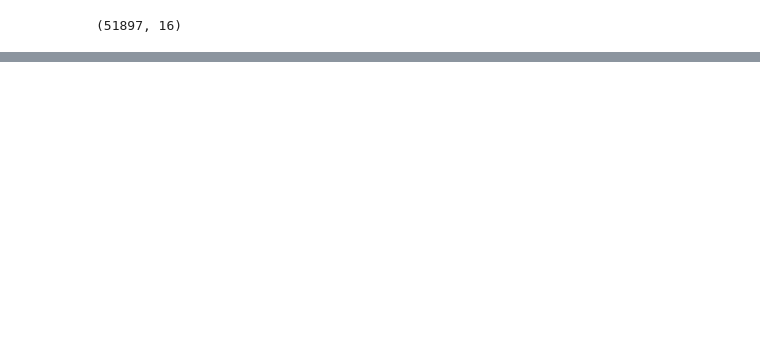
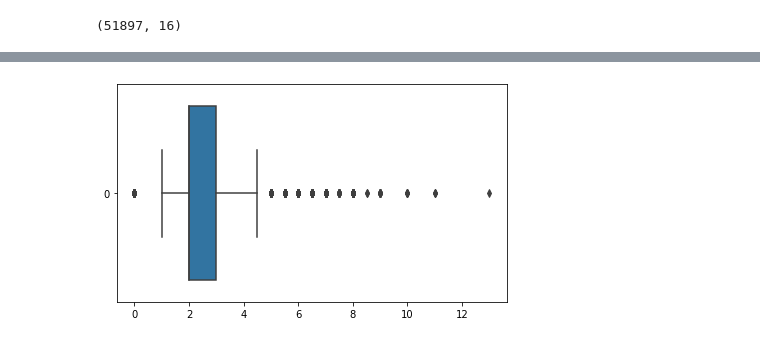
Before and after one commit to Severina7/clustering_project_zillow, a Jupyter notebook: zillow_acquisition_preparation.ipynb, the cells around one changed output, grey strips where cells are left out. Drawn from its saved outputs; the diff is of its cells as text; code cells hidden in the pictures; blank space fills up the shorter version.

```diff
--- a/zillow_acquisition_preparation.ipynb
+++ b/zillow_acquisition_preparation.ipynb
@@ -178 +231,3 @@ def multi_frequency(df,vars):
+# %%
+houses_knn1 = handle_missing_values(houses)
 # %%
@@ -379,0 +311,38 @@ ax1.plot(df.iloc[:,0],df.iloc[:,2],linewidth=0.5,zorder=1, label = )
+# %%
+def prepare_zillow(df):
+    '''
+    Takes in the df and changes county numbers
+    to a boolean column,  indicating county names
+    for properties and another one the age
+    '''
+# Creating df with counties as booleans
+    counties = pd.get_dummies(df.fips)
+    counties.columns = ['Los_Angeles', 'Orange', 'Ventura']
+    df = pd.concat([df, counties], axis = 1)
+# Dropping the propertylandusedesc column
+    df.drop(columns=['propertylandusedesc'], inplace=True)
+    df.drop(columns=['transactiondate'], inplace=True)
+# Calculating age of home
+# (will be useful when scaling but also maybe clustering as a 'new' feature)
+    df['age'] = 2017 - df.yearbuilt
+    df.drop(columns=['yearbuilt'], inplace=True)
+
+# Renaming columns
+    cols_to_rename = {
+    'calculatedfinishedsquarefeet': 'habitable_sqft',
+    'taxvaluedollarcnt': 'parcel_tax_value',
+    'bedroomcnt': 'bedrooms',
+    'bathroomcnt': 'bathrooms',
+    'taxamount': 'tax_amount',
+    'lotsizesquarefeet': 'lot_sqft',
+    'structuretaxvaluedollarcnt': 'building_tax_value',
+    'landtaxvaluedollarcnt': 'land_tax_value',
+}
+    df = df.rename(columns=cols_to_rename)
+    return df
+
+# I missed one column so I will rename it in another cell
+# %%
+# Assigning the renamed dataframe to a new one
+
+houses_renamed=prepare_zillow(houses_knn1)
@@ -379,0 +373,6 @@ ax1.plot(df.iloc[:,0],df.iloc[:,2],linewidth=0.5,zorder=1, label = )
+# %%
+plt.figure(figsize=(7,4))
+sb.boxplot(data=houses_renamed.bathrooms, orient='h')
+plt.show()
+# %% [output]
+[figure, added]
```
Also changed, not shown: parts of 73 cells of this notebook.
